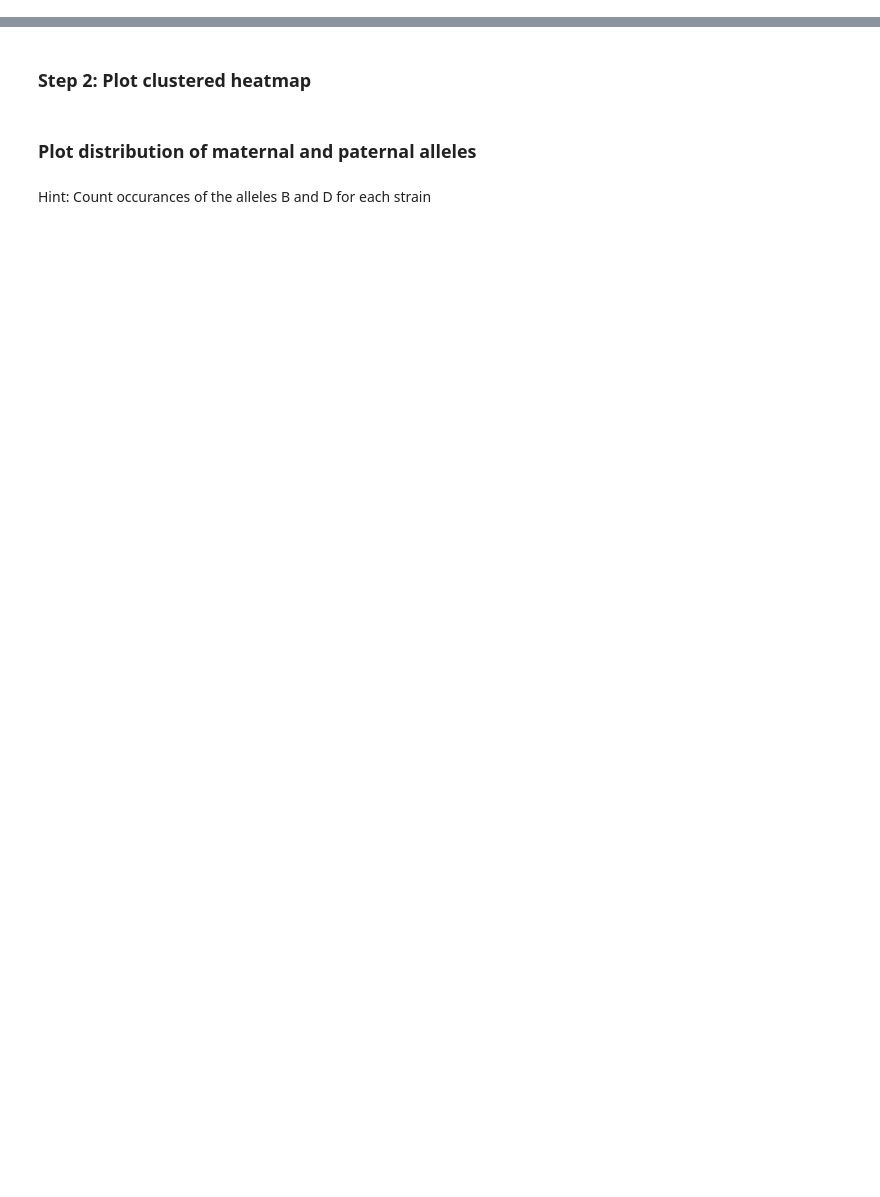
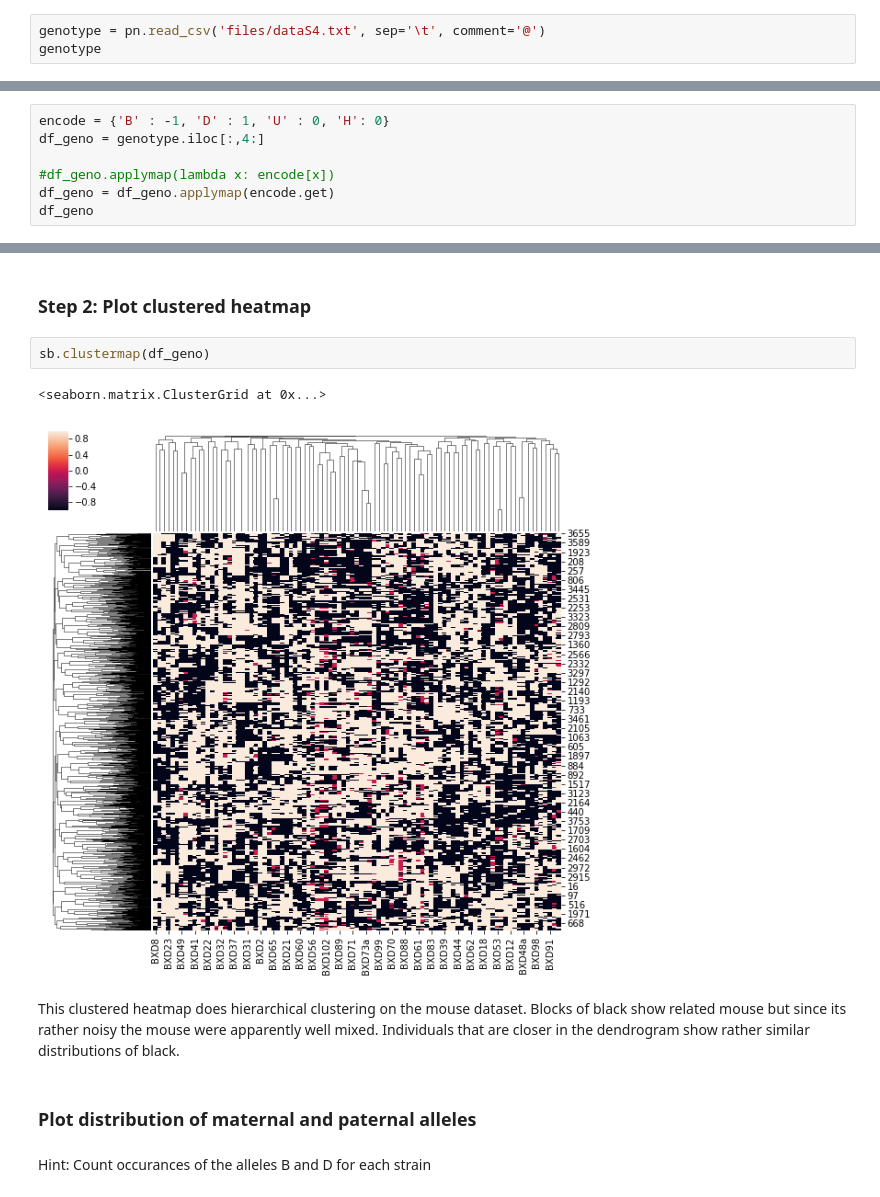
Before and after one commit to TrisKast/DataScience-Bioinformatics, a Jupyter notebook: notebooks/Day2_Exploratory_Analysis.ipynb, the cells around one changed output, grey strips where cells are left out. Cells and saved outputs as stored; diff of their text form; blank space fills up the shorter version.

```diff
--- a/notebooks/Day2_Exploratory_Analysis.ipynb
+++ b/notebooks/Day2_Exploratory_Analysis.ipynb
@@ -44,3 +69,6 @@ The mouse genotype data is provided as a tab-delimited text file (you can check
 ## Task: Load genotype file into a pandas dataframe using the correct read function
 # %% [markdown]
 The supplementary file aad0189_DataFileS4_Genotype.txt corresponds to BXD_3000.geno and BXD.geno on [genenetwork.org](http://www.genenetwork.org/webqtl/main.py?FormID=sharinginfo&GN_AccessionId=600). BXD17000 on the other hand contains roughly 17000 markers.
+# %%
+genotype = pn.read_csv('files/dataS4.txt', sep='\t', comment='@')
+genotype
@@ -63,3 +136,10 @@ You may have to have a look at the file header of the genotype file as well as t
 Note on heterozygous loci: "It is recommended to treat these rare heterozygous loci as missing data and ensure that only the additive effects of B vs. D alleles are estimated" (http://www.genenetwork.org/webqtl/main.py?FormID=sharinginfo&GN_AccessionId=600)
 
 Hint: For the Heatmap in the next task, it is preferable to have a [-x,x] range, rather than a [0,x] range.
+# %%
+encode = {'B' : -1, 'D' : 1, 'U' : 0, 'H': 0}
+df_geno = genotype.iloc[:,4:]
+
+#df_geno.applymap(lambda x: encode[x])
+df_geno = df_geno.applymap(encode.get)
+df_geno
@@ -66,5 +165,12 @@ Hint: For the Heatmap in the next task, it is preferable to have a [-x,x] range,
 # %% [markdown]
 ### Step 2: Plot clustered heatmap
+# %%
+sb.clustermap(df_geno)
+# %% [output]
+<seaborn.matrix.ClusterGrid at 0x...>
+[figure, added]
+# %% [markdown]
+This clustered heatmap does hierarchical clustering on the mouse dataset. Blocks of black show related mouse but since its rather noisy the mouse were apparently well mixed. Individuals that are closer in the dendrogram show rather similar distributions of black.
 # %% [markdown]
 ### Plot distribution of maternal and paternal alleles
 # %% [markdown]
```
Also changed, not shown: parts of 26 cells of this notebook.
